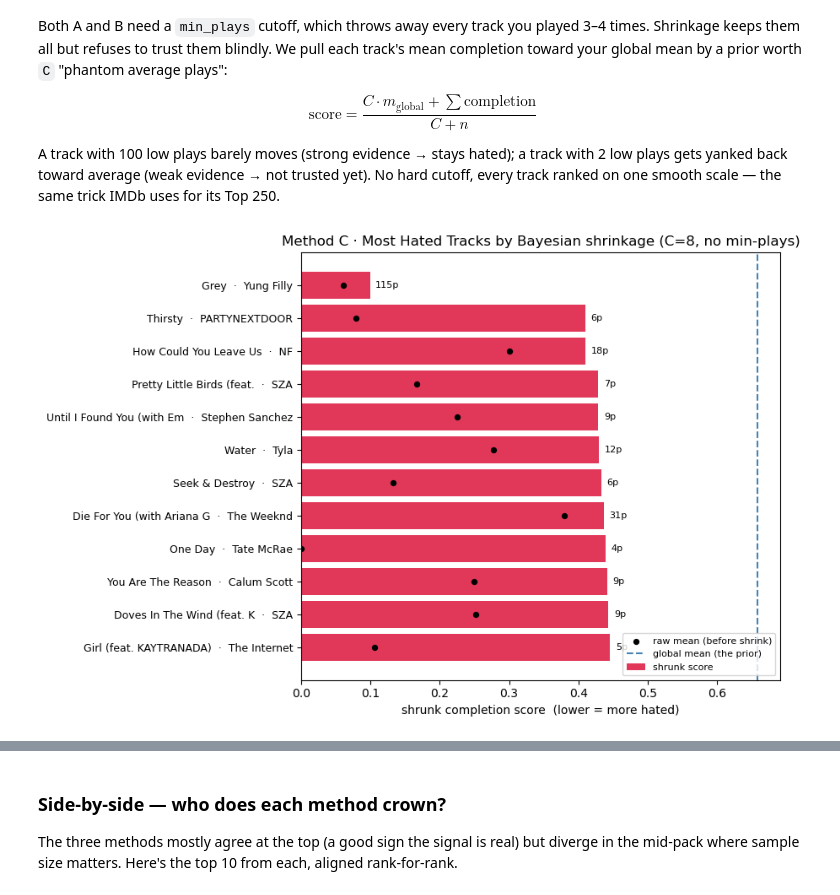
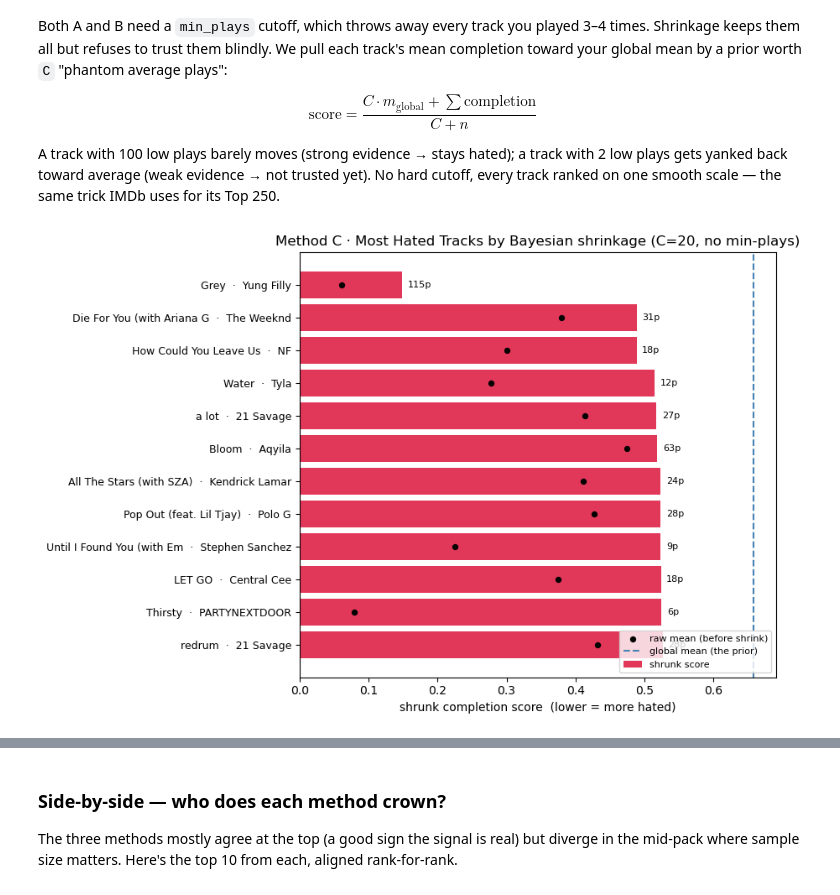
Before and after one commit to kaleb-asefa/rewind, a Jupyter notebook: notebooks/main.ipynb, the cells around one changed output, grey strips where cells are left out. Drawn from its saved outputs; the diff is of its cells as text; code cells hidden in the pictures.

```diff
--- a/notebooks/main.ipynb
+++ b/notebooks/main.ipynb
@@ -629,32 +629,32 @@ $$\text{score} = \frac{C \cdot m_{\text{global}} + \sum \text{completion}}{C + n
 
 A track with 100 low plays barely moves (strong evidence → stays hated); a track with 2 low plays gets yanked back toward average (weak evidence → not trusted yet). No hard cutoff, every track ranked on one smooth scale — the same trick IMDb uses for its Top 250.
 # %%
-C = 8                                   # prior strength = 8 "phantom average plays"
+C = 20                                 # prior strength = 8 "phantom average plays"
 m_global = plays['completion'].mean()
 
 # aggregate ALL tracks (no min_plays filter — shrinkage self-regulates)
 all_tracks = plays.groupby('track_name').agg(
     plays=('completion', 'size'),
     mean_completion=('completion', 'mean'),
     artist=('artist_name', 'first'),
 )
 all_tracks['shrunk'] = (C * m_global + all_tracks['plays'] * all_tracks['mean_completion']) / (C + all_tracks['plays'])
 
 topC = all_tracks.nsmallest(12, 'shrunk').iloc[::-1]
 labels = [f"{name[:26]}  ·  {row.artist[:16]}" for name, row in topC.iterrows()]
 
 fig, ax = plt.subplots(figsize=(9, 6))
 ax.barh(range(len(topC)), topC['shrunk'], color='crimson', alpha=0.85, label='shrunk score')
 ax.scatter(topC['mean_completion'], range(len(topC)), color='black', s=18, zorder=3, label='raw mean (before shrink)')
 ax.axvline(m_global, color='steelblue', ls='--', label='global mean (the prior)')
 ax.set_yticks(range(len(topC)))
 ax.set_yticklabels(labels, fontsize=9)
 ax.set_xlabel('shrunk completion score  (lower = more hated)')
 ax.set_title(f'Method C · Most Hated Tracks by Bayesian shrinkage (C={C}, no min-plays)')
 for i, (_, row) in enumerate(topC.iterrows()):
     ax.text(row['shrunk'] + 0.008, i, f"{int(row['plays'])}p", va='center', fontsize=8)
 ax.legend(loc='lower right', fontsize=8)
 plt.tight_layout()
 plt.show()
 # %% [output]
-[figure, old version]
+[figure, new version]
```
Also changed, not shown: parts of 4 cells of this notebook.
